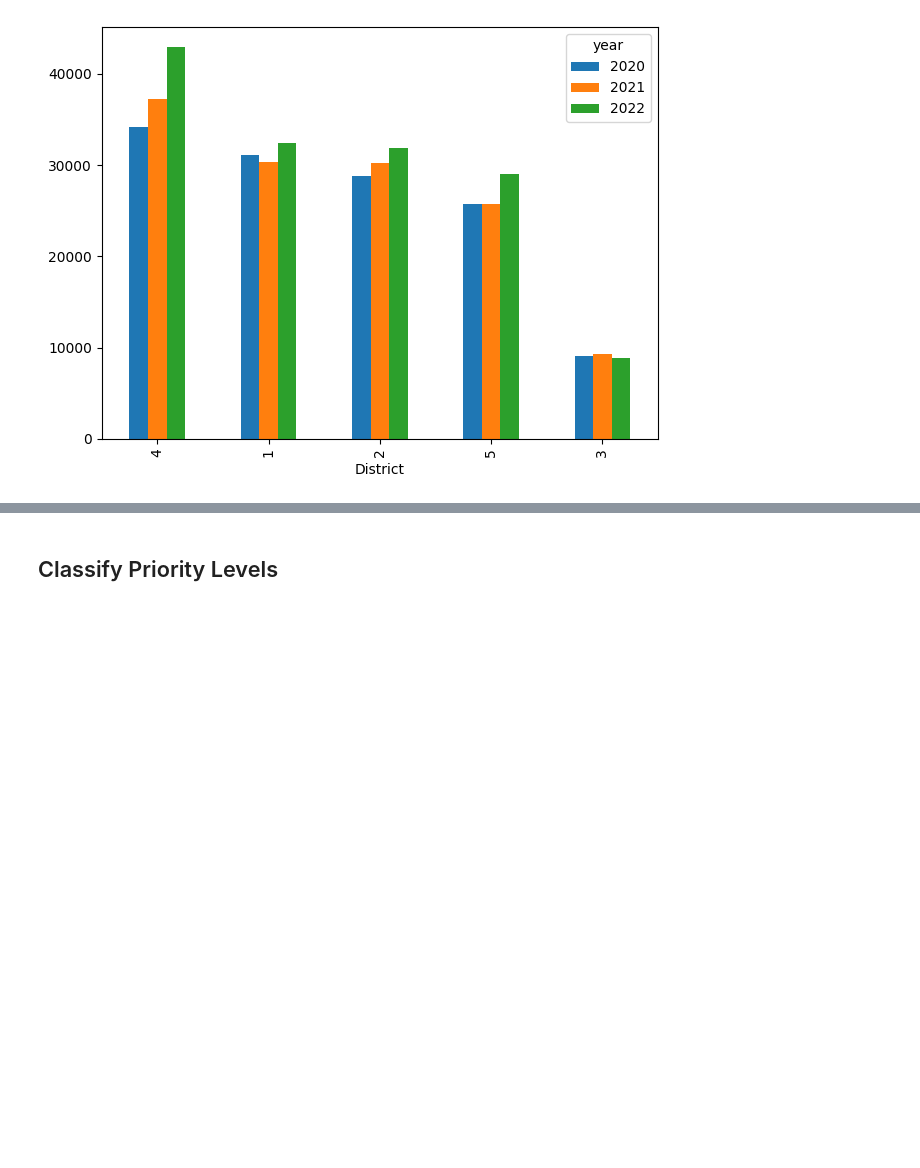
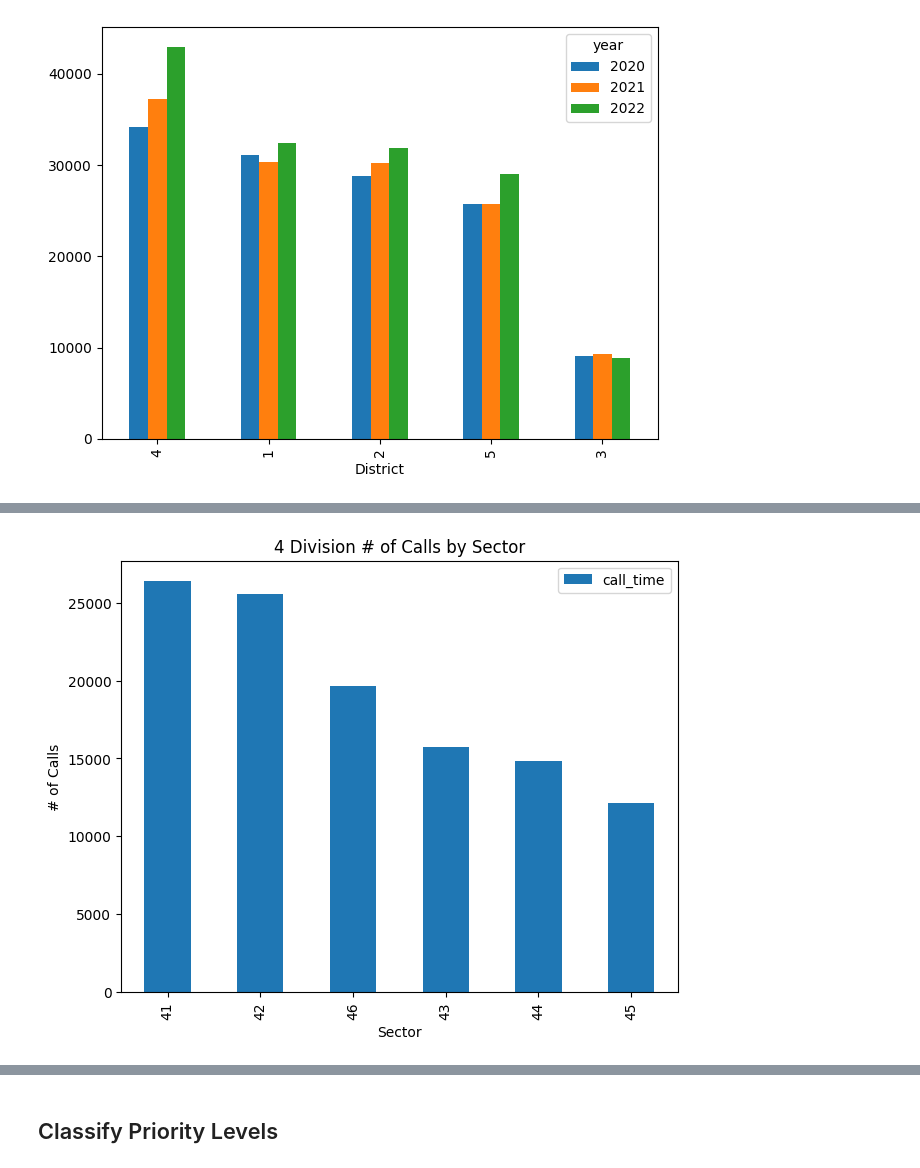
Before and after one commit to 10ken/staffing_crime_rate, a Jupyter notebook: crime_eda_qa.ipynb, the cells around one changed output, grey strips where cells are left out. Saved outputs shown, nothing was run; the diff lists cells and outputs as text; code cells hidden in the pictures; blank space fills up the shorter version.

```diff
--- a/crime_eda_qa.ipynb
+++ b/crime_eda_qa.ipynb
@@ -421,3 +500,13 @@ year_district_pivot.plot(kind='bar',stacked=False)
 plt.tight_layout()
 # %% [output]
 [figure]
+# %%
+district_sector = crime_df.groupby(['District','Sector']).count().reset_index()[['District','Sector','call_time']]
+district_sector =district_sector[
+    district_sector['District'] == 4
+]
+
+district_sector =district_sector.sort_values(by='call_time', ascending=False)
+
+district_sector = district_sector.reset_index()
+district_sector
@@ -423,0 +521,15 @@ plt.tight_layout()
+# %%
+# x interval names
+idx = district_sector.index
+sectors = district_sector['Sector'].values
+
+# make frequency plot
+district_sector.drop(['District','index','Sector'], axis=1).plot(kind='bar')
+plt.tight_layout()
+plt.xlabel('Sector')
+plt.ylabel('# of Calls')
+plt.title('4 Division # of Calls by Sector')
+plt.xticks(idx, sectors)
+plt.show()
+# %% [output]
+[figure, added]
```
Also changed, not shown: parts of 36 cells of this notebook, 1 other file.
